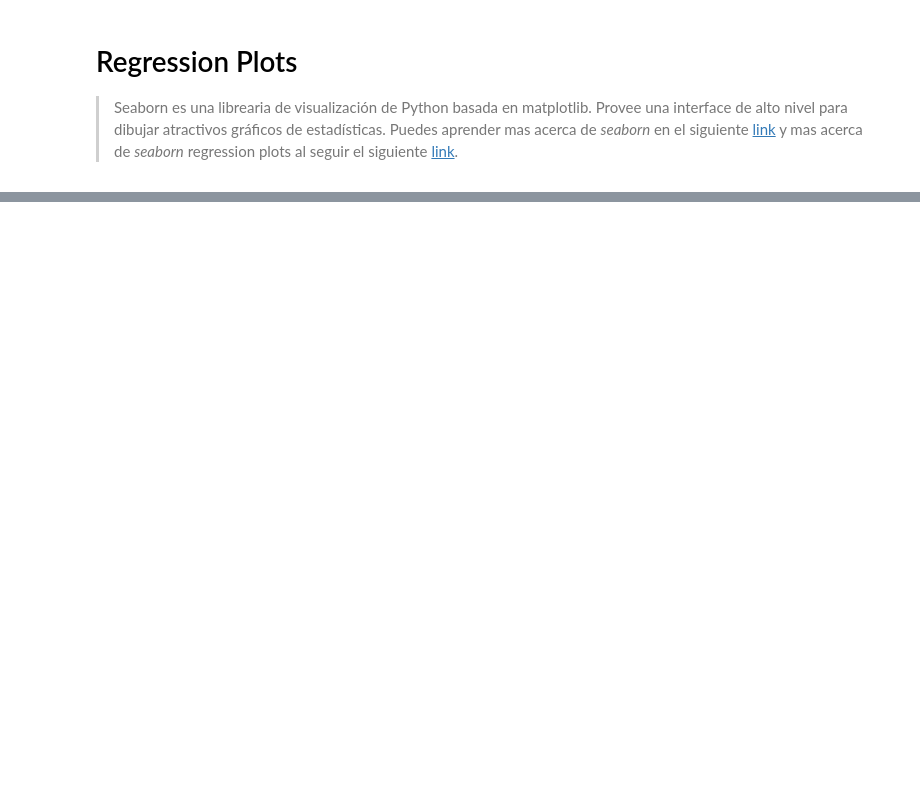
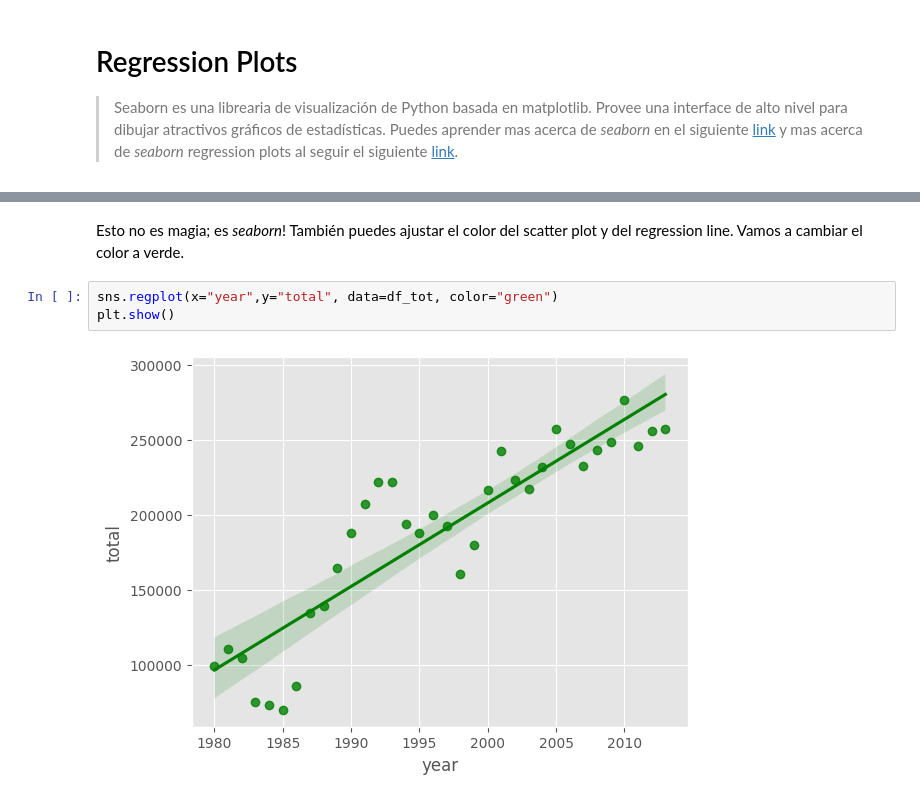
Before and after one commit to reivincitot/Curso-ibm, a Jupyter notebook: Data visualization with python/waffleChartsWordCloudsRegressionplots.ipynb, the cells around one changed output, grey strips where cells are left out. Cells and saved outputs as stored; diff of their text form; blank space fills up the shorter version.

```diff
--- a/Data visualization with python/waffleChartsWordCloudsRegressionplots.ipynb
+++ b/Data visualization with python/waffleChartsWordCloudsRegressionplots.ipynb
@@ -641,0 +685,7 @@ plt.show()
+# %% [markdown]
+Esto no es magia; es *seaborn*! También puedes ajustar el color del scatter plot y del regression line. Vamos a cambiar el color a verde.
+# %%
+sns.regplot(x="year",y="total", data=df_tot, color="green")
+plt.show()
+# %% [output]
+[figure, added]
```
Also changed, not shown: parts of 25 cells of this notebook.
